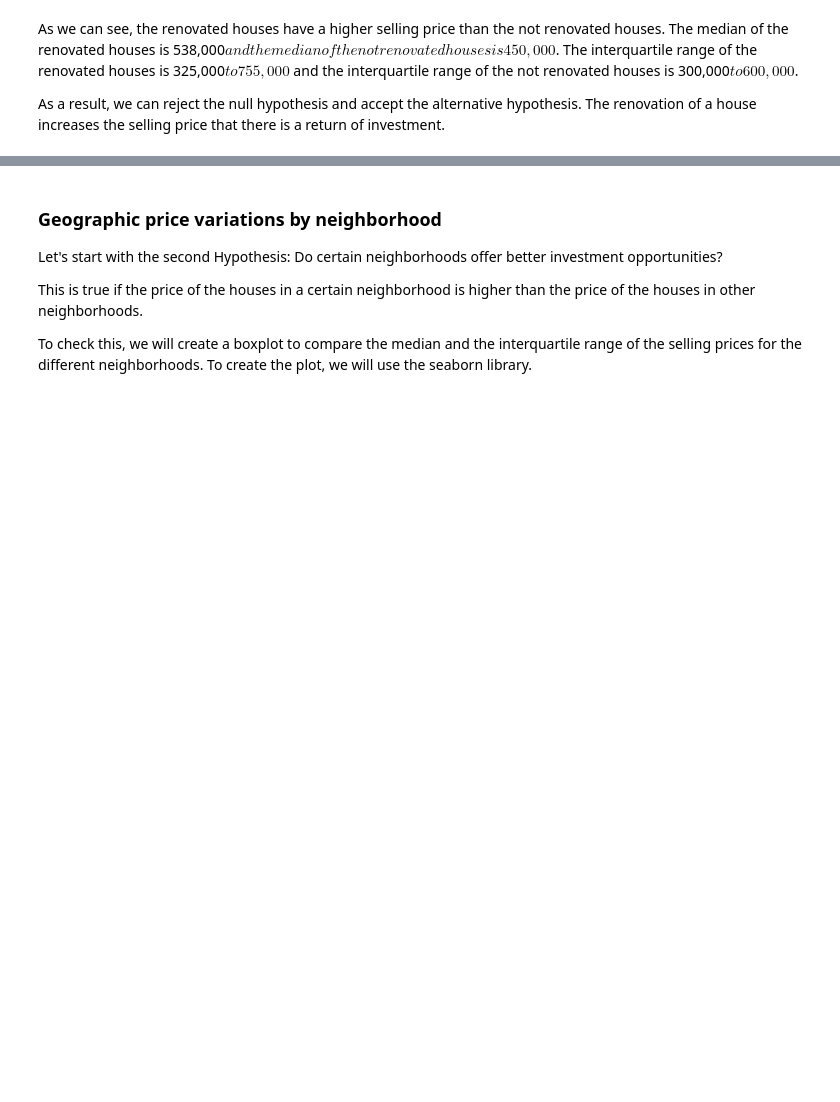
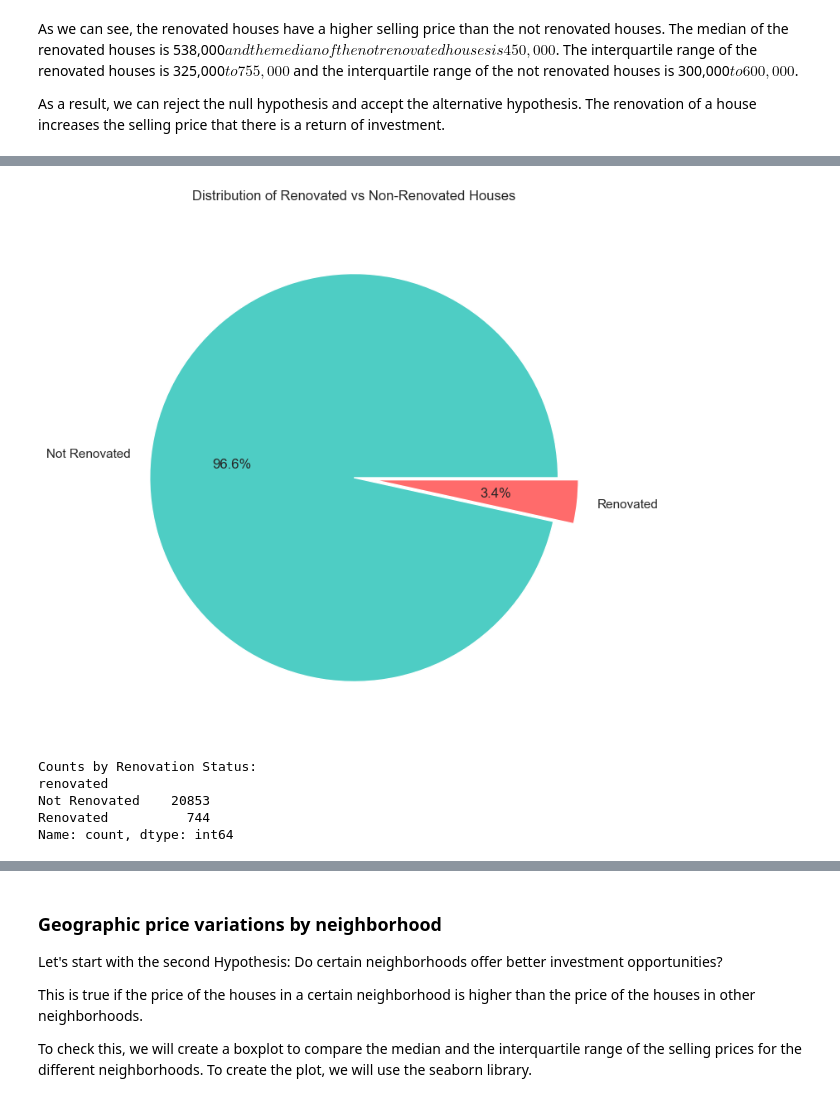
Before and after one commit to S3B3C/EDA-project_Housing, a Jupyter notebook: EDA.ipynb, the cells around one changed output, grey strips where cells are left out. Saved outputs shown, nothing was run; the diff lists cells and outputs as text; code cells hidden in the pictures; blank space fills up the shorter version.

```diff
--- a/EDA.ipynb
+++ b/EDA.ipynb
@@ -809,0 +906,28 @@ As a result, we can reject the null hypothesis and accept the alternative hypoth
+# %%
+# Calculate counts for each category
+renovation_counts = df_cleaned['renovated'].value_counts()
+
+# Create pie chart
+plt.figure(figsize=(10, 8))
+plt.pie(renovation_counts,
+        labels=renovation_counts.index,
+        autopct='%1.1f%%',         # Show percentages with 1 decimal
+        colors=['#4ECDC4', '#FF6B6B'],  # Consistent colors with previous plots
+        explode=(0, 0.1))          # Slightly separate renovated slice
+
+# Add title
+plt.title('Distribution of Renovated vs Non-Renovated Houses', pad=20)
+
+# Show the plot
+plt.show()
+
+# Print actual counts
+print("\nCounts by Renovation Status:")
+print(renovation_counts)
+# %% [output]
+[figure, added]
+Counts by Renovation Status:
+renovated
+Not Renovated    20853
+Renovated          744
+Name: count, dtype: int64
```
Also changed, not shown: parts of 7 cells of this notebook, 1 other file.
